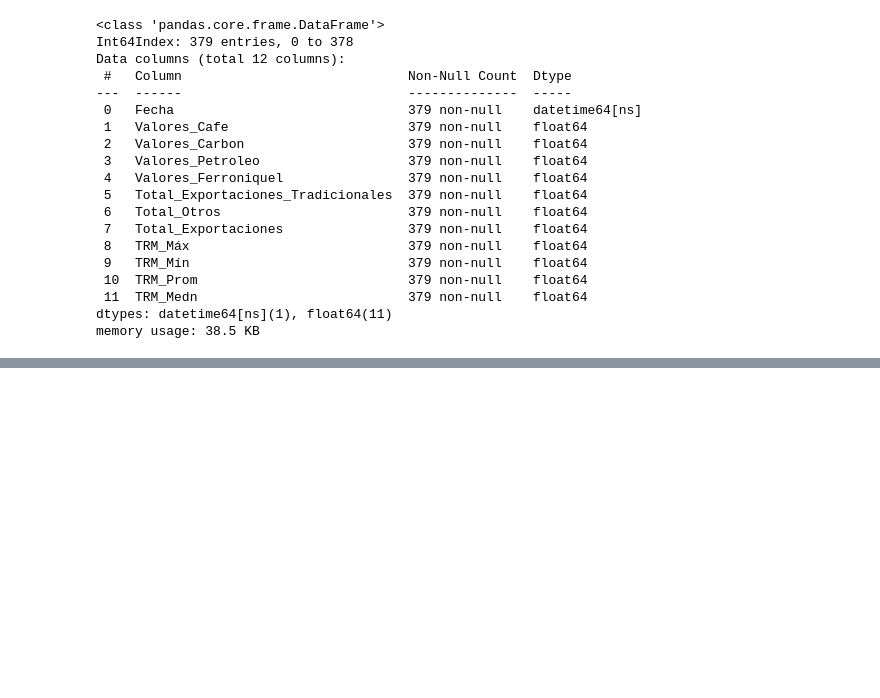
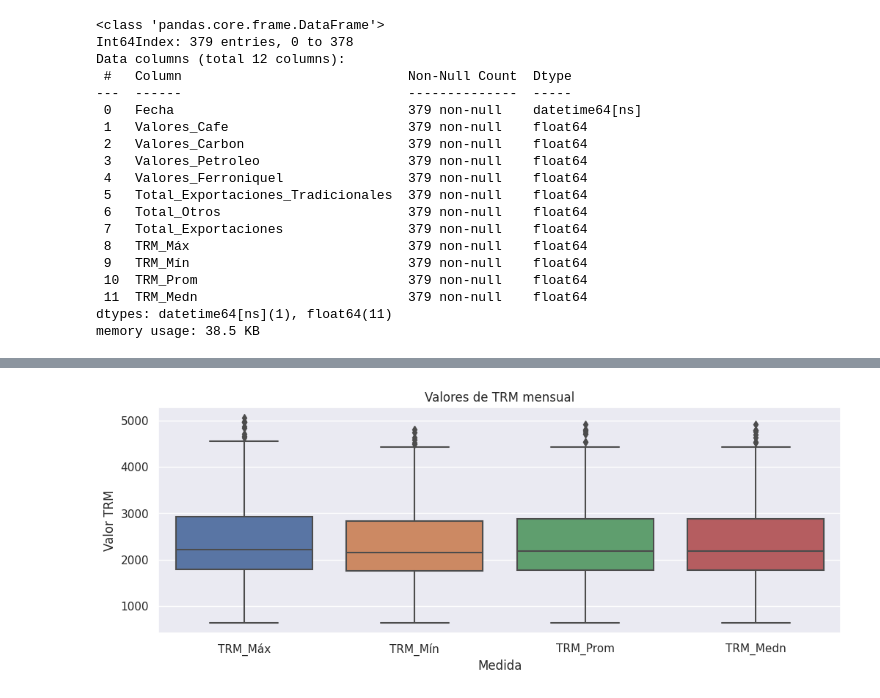
Before and after one commit to victorpena01/Analisis-Exploratorio, a Jupyter notebook: Proyecto_tasa_de_cambio.ipynb, the cells around one changed output, grey strips where cells are left out. Drawn from its saved outputs; the diff is of its cells as text; code cells hidden in the pictures; blank space fills up the shorter version.

```diff
--- a/Proyecto_tasa_de_cambio.ipynb
+++ b/Proyecto_tasa_de_cambio.ipynb
@@ -457,0 +496,11 @@ memory usage: 38.5 KB
+# %%
+selected_data2 = data.loc[:, ['TRM_Máx', 'TRM_Mín','TRM_Prom','TRM_Medn']]
+
+sns.set(rc={'figure.figsize':(12,4)})
+sns.boxplot(selected_data2)
+plt.title("Valores de TRM mensual")
+plt.xlabel('Medida')
+plt.ylabel('Valor TRM')
+plt.show()
+# %% [output]
+[figure, added]
```
Also changed, not shown: parts of 45 cells of this notebook.
